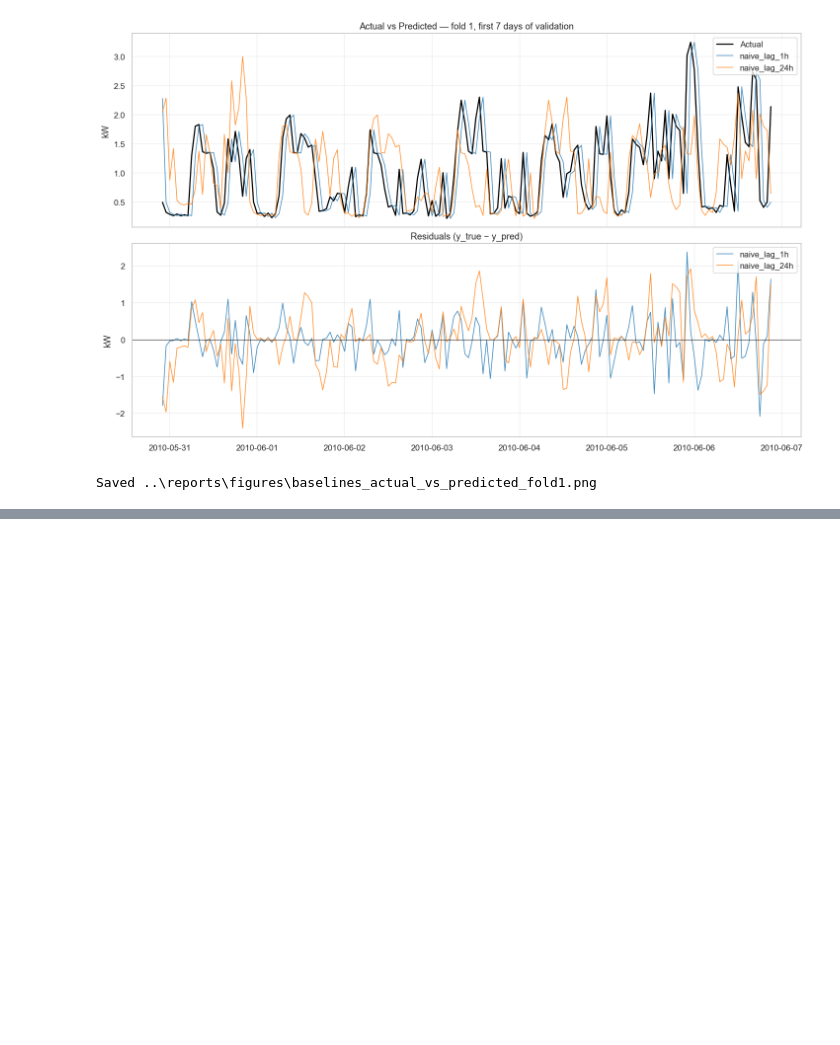
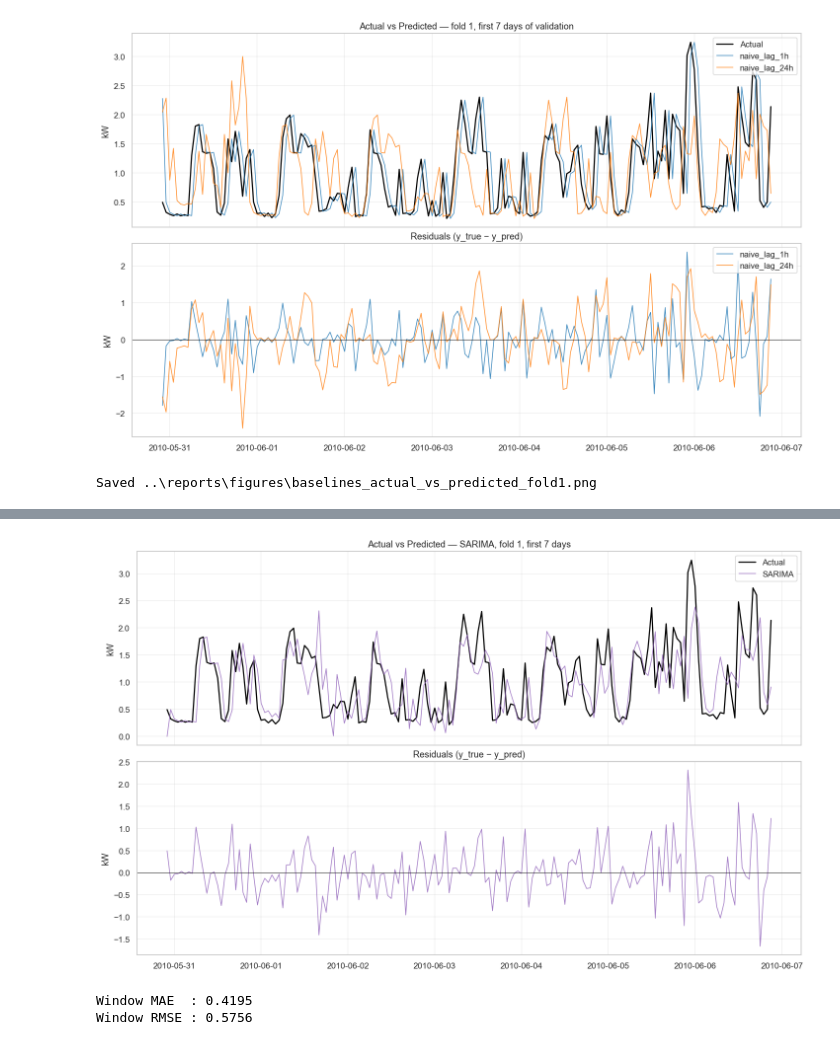
Before and after one commit to ThierryIshimwe/Energy-Forecasting, a Jupyter notebook: notebooks/03_modeling.ipynb, the cells around one changed output, grey strips where cells are left out. Cells and saved outputs as stored; diff of their text form; code cells hidden in the pictures; blank space fills up the shorter version.

```diff
--- a/notebooks/03_modeling.ipynb
+++ b/notebooks/03_modeling.ipynb
@@ -321,0 +376,39 @@ Each model is fit on fold 1 first to inspect plausibility before expanding to al
+# %%
+# =============================================================
+# 8.2  ACTUAL vs PREDICTED — SARIMA on fold 1
+# =============================================================
+# Note: per-fold predictions for folds 2-6 were not captured by the original
+# SARIMA training run (only metrics). See HANDOFF_REPORT.md §4.5 for the
+# documented persistence gap. Fold-1 predictions are sufficient for the AvP
+# diagnostic the brief requires.
+sarima_preds_path = Path('..') / 'reports' / 'results' / 'sarima_predictions_fold1.csv'
+
+if sarima_preds_path.exists():
+    sarima_preds = pd.read_csv(sarima_preds_path, parse_dates=['timestamp']).set_index('timestamp')
+    window = sarima_preds.iloc[:24 * 7]
+    resid = window['y_true'] - window['y_pred']
+
+    fig, axes = plt.subplots(2, 1, figsize=(13, 8), constrained_layout=True, sharex=True)
+    axes[0].plot(window.index, window['y_true'], color='black', linewidth=1.6, label='Actual')
+    axes[0].plot(window.index, window['y_pred'], color='#9467bd', linewidth=1, alpha=0.85, label='SARIMA')
+    axes[0].set_title('Actual vs Predicted — SARIMA, fold 1, first 7 days')
+    axes[0].set_ylabel('kW')
+    axes[0].legend(loc='upper right'); axes[0].grid(True, alpha=0.3)
+
+    axes[1].plot(window.index, resid, color='#9467bd', linewidth=1, alpha=0.85)
+    axes[1].axhline(0, color='black', linewidth=0.6)
+    axes[1].set_title('Residuals (y_true − y_pred)')
+    axes[1].set_ylabel('kW')
+    axes[1].grid(True, alpha=0.3)
+    fig.savefig(Path('..') / 'reports' / 'figures' / 'sarima_actual_vs_predicted_fold1.png',
+                dpi=140, bbox_inches='tight')
+    plt.show()
+
+    print(f'Window MAE  : {resid.abs().mean():.4f}')
+    print(f'Window RMSE : {(resid ** 2).mean() ** 0.5:.4f}')
+else:
+    print('SARIMA fold-1 predictions not found at expected path.')
+# %% [output]
+[figure, added]
+Window MAE  : 0.4195
+Window RMSE : 0.5756
```
Also changed, not shown: parts of 17 cells of this notebook, 46 other files.
